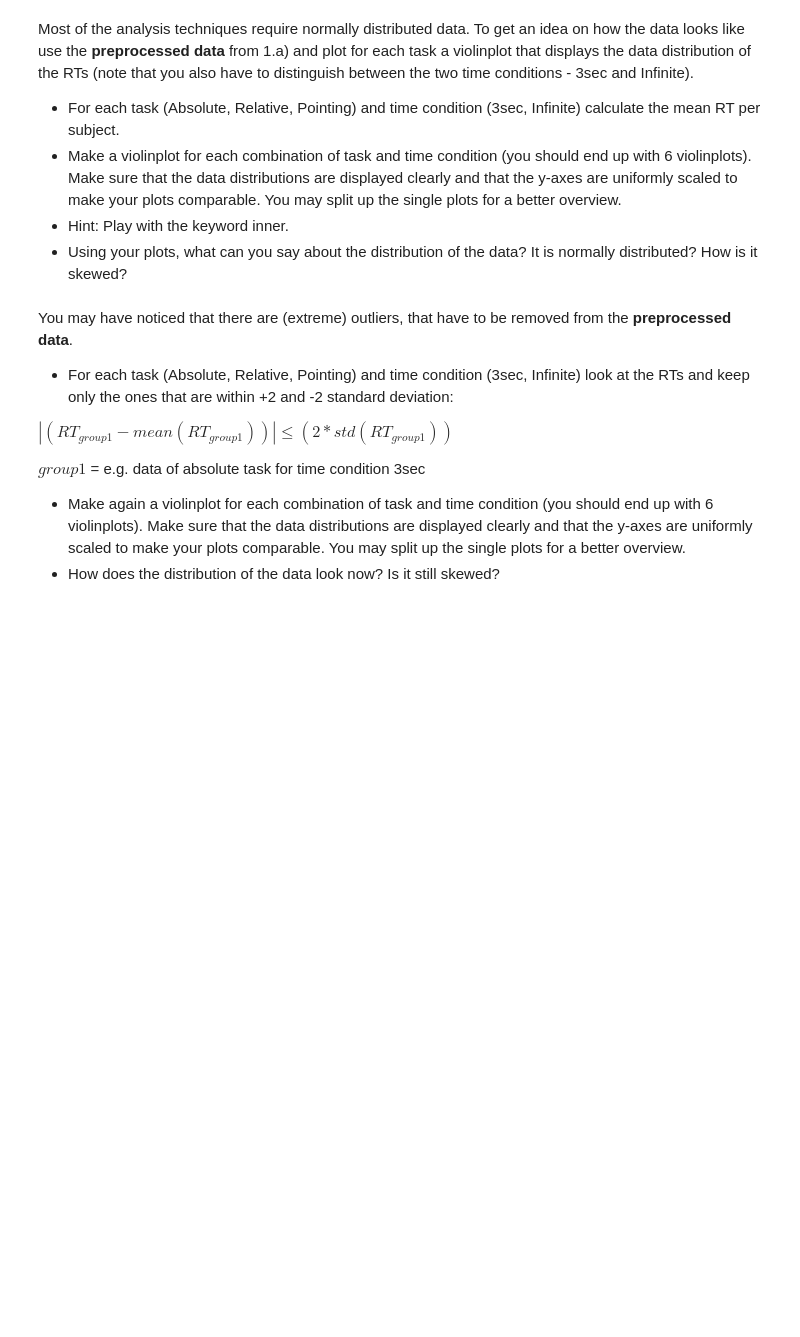
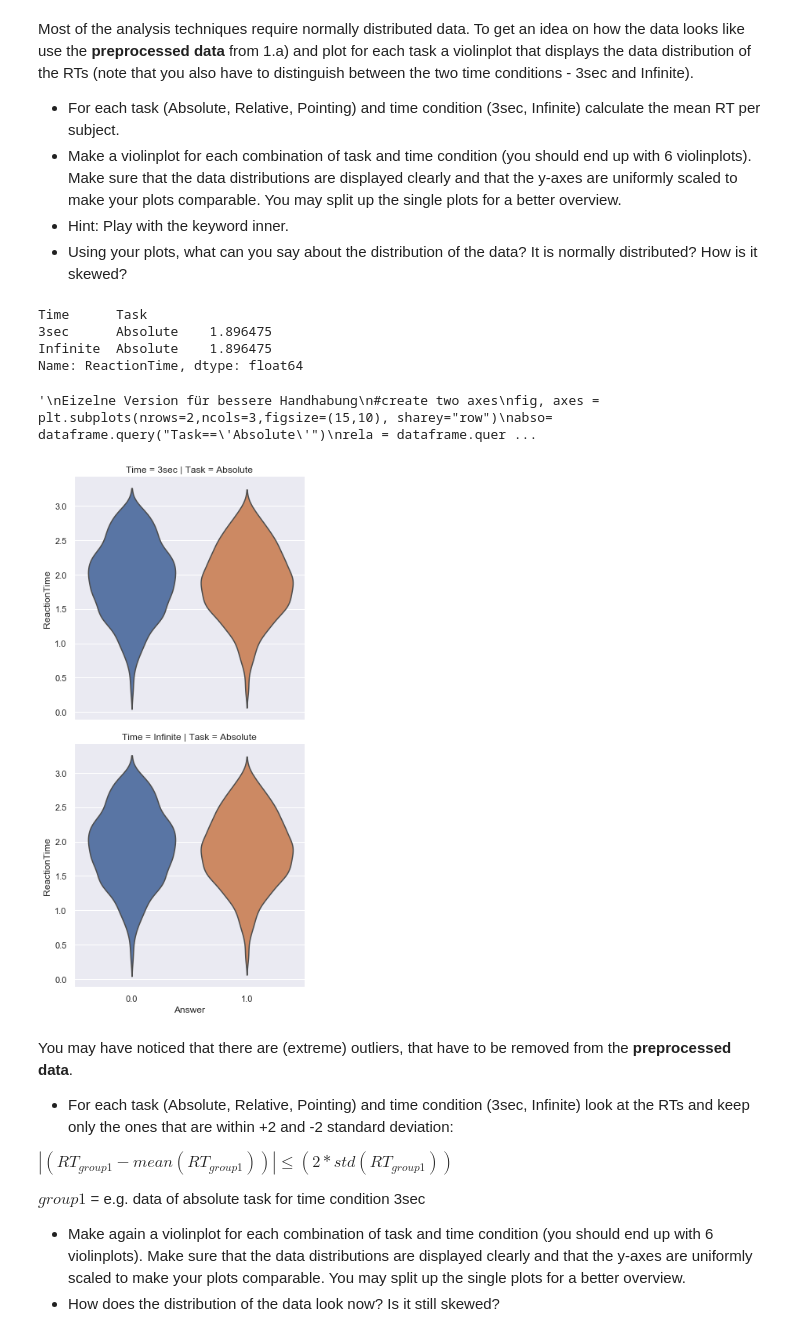
Before and after one commit to NBP-ACC/week-5-acc_9, a Jupyter notebook: sheet03.ipynb, the cells around one changed output. Saved outputs shown, nothing was run; the diff lists cells and outputs as text; code cells hidden in the pictures; blank space fills up the shorter version.

Commit message:
Ecercise1 Preprocessing and Plotting

```diff
--- a/sheet03.ipynb
+++ b/sheet03.ipynb
@@ -53,0 +52,18 @@ First of all you should preprocess the data. This is an important step to avoid
+# %%
+# TODO
+dataframe = []
+#Read in the Data from Seahaven and combine it into one dataframe
+#Hier fehlen die anderen Tabellen
+dataframe= pd.read_excel('Seahaven_dataset.xlsx')
+dataframe=dataframe.drop(['House_Nr', 'Correct_Angle','Wrong_Angle','Correct_Angle','CorrectAnswer','SubjectsDecision', 'Group'], axis=1)
+
+#Funtioniert nichtin which 'Nan' appear
+# Get rid of rows
+dataframe= dataframe[dataframe.Answer!='NaN']
+
+#Replaces the values 'wrong' and 'correct' with 0 and 1
+dataframe.replace('wrong', 0, inplace=True)
+dataframe.replace('correct', 1, inplace=True)
+
+#shows the dataframe
+print(dataframe)
@@ -65,3 +97,41 @@ Most of the analysis techniques require normally distributed data. To get an ide
+# %%
+# TODO
+# shows mean response time for each task and time condition
+print(dataframe['ReactionTime'].groupby([dataframe['Time'],dataframe['Task']]).mean())
+
+
+# violinplot for each combination of task and time codition
+sns.catplot(data = dataframe, x='Answer', y='ReactionTime', col='Task', row='Time', kind= 'violin', inner =None)
+
+"""
+Eizelne Version für bessere Handhabung
+#create two axes
+fig, axes = plt.subplots(nrows=2,ncols=3,figsize=(15,10), sharey="row")
+abso= dataframe.query("Task=='Absolute'")
+rela = dataframe.query("Task=='Relative'")
+poin = dataframe.query("Task=='Pointing'")
+
+
+dre = dataframe.query("Time=='3sec'")
+infi = dataframe.query("Time=='Infinite'")
+
+
+
+sns.violinplot(data=abso,x='Task',y='ReactionTime',hue='Time', split=True, linewidth = 1, ax = axes[0,0])
+sns.violinplot(data=abso,x='Task',y='ReactionTime', color = 'grey', linewidth = 1, ax = axes[0,1])
+sns.violinplot(data=dataframe,x='Task',y='ReactionTime', color = 'grey', linewidth = 1, ax = axes[0,2])
+sns.violinplot(data=dre,x='Task',y='ReactionTime', color = 'grey', linewidth = 1, ax = axes[1,0])
+sns.violinplot(data=infi,x='Task',y='ReactionTime', color = 'grey', linewidth = 1, ax = axes[1,1])
+sns.violinplot(data=dataframe,x='Task',y='ReactionTime', color = 'grey', linewidth = 1, ax = axes[1,2])
+
+"""
+# %% [output]
+Time      Task
+3sec      Absolute    1.896475
+Infinite  Absolute    1.896475
+Name: ReactionTime, dtype: float64
+'\nEizelne Version für bessere Handhabung\n#create two axes\nfig, axes = plt.subplots(nrows=2,ncols=3,figsize=(15,10), sharey="row")\nabso= dataframe.query("Task==\'Absolute\'")\nrela = dataframe.quer ...
+[figure, added]
 # %% [markdown]
 You may have noticed that there are (extreme) outliers, that have to be removed from the **preprocessed data**.
 
```
Also changed, not shown: parts of 5 cells of this notebook.
